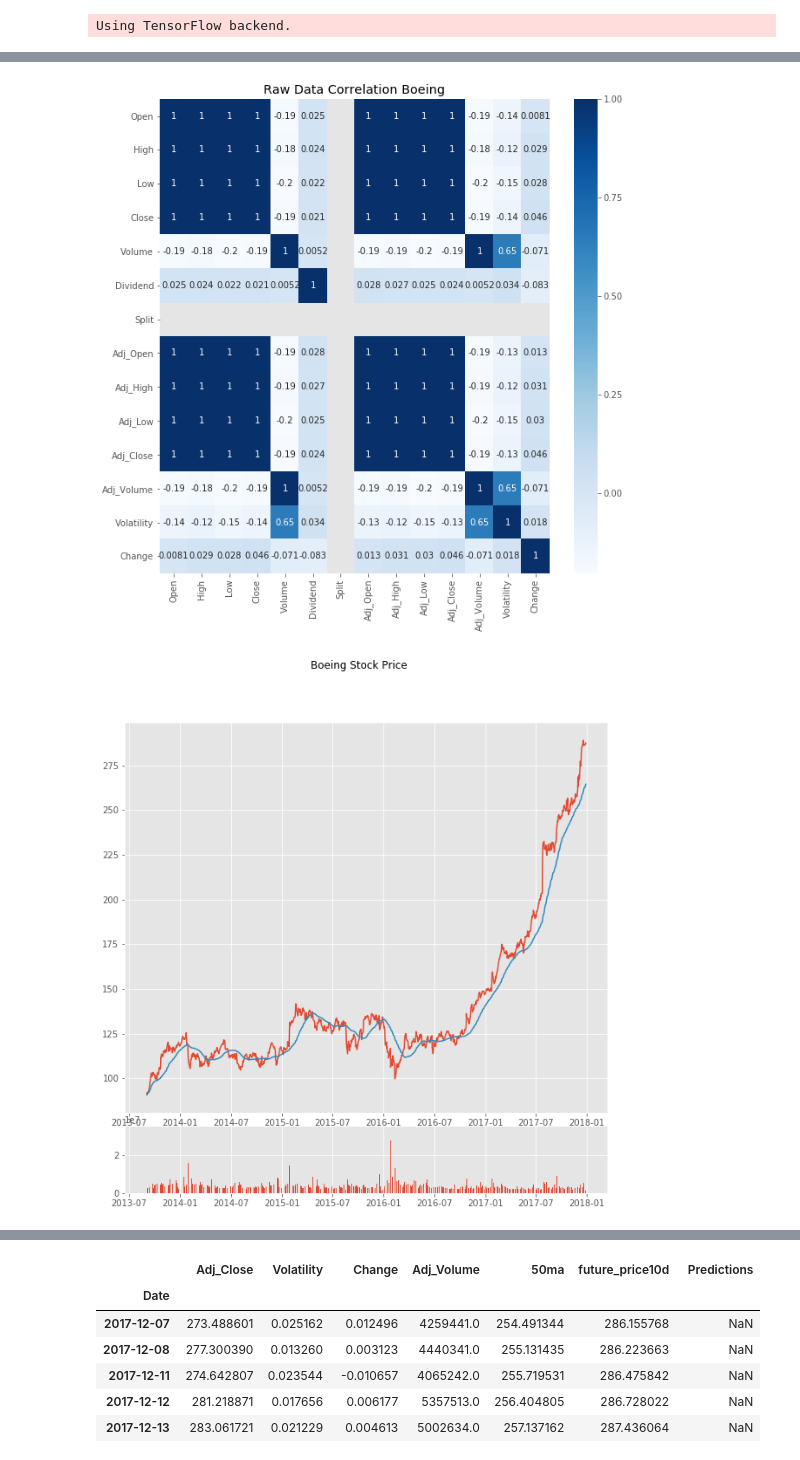
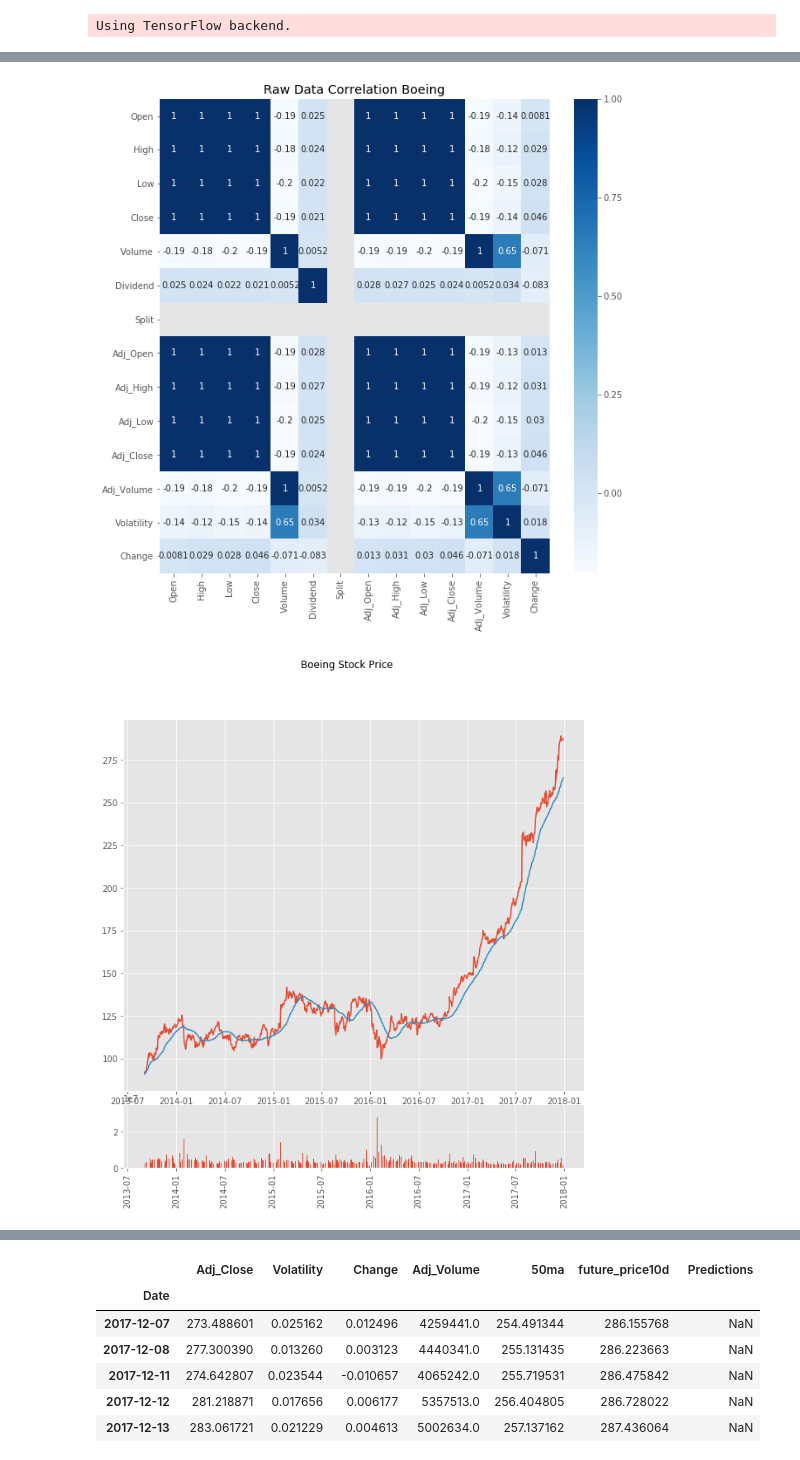
Before and after one commit to MartinMolestina/IH_finalproject, a Jupyter notebook: code/LinearRegression.ipynb, the cells around one changed output, grey strips where cells are left out. Cells and saved outputs as stored; diff of their text form; code cells hidden in the pictures.

```diff
--- a/code/LinearRegression.ipynb
+++ b/code/LinearRegression.ipynb
@@ -30,7 +30,6 @@ Using TensorFlow backend.
 # %%
 # GETS THE API KEY FROM .ENV FILE
 def get_key(d_key):
-
     load_dotenv('.env')
     key = os.environ.get(d_key)
     return key
@@ -38,7 +37,6 @@ def get_key(d_key):
 
 # GETS DATA FROM QUANDL / DEFAULT IS BOING DATA
 def quandl_get(code="EOD/BA", start_date="1970-01-01", end_date="2019-05-30"):
-
     return quandl.get(code, start_date=start_date, end_date=end_date)
 
 
@@ -142,6 +140,7 @@ def plot_stock(df, col, size=10, title='Stock'):
     fig.suptitle(title)
     ax1.plot(df.index, df['Adj_Close'])
     ax1.plot(df.index, df['50ma'])
+    plt.xticks(rotation=90)
     ax2.bar(df.index, df['Adj_Volume'])
     plt.show()
     fig.savefig('images/{}.png'.format(title))
@@ -172,34 +171,34 @@ if __name__ == "__main__":
 
     #Train model and predict Close Stock Prices BA
     score_boeing, reg_boeing = LR_train(boeing_clean)
     predictions_boeing, boeing_predicted = LR_predict(boeing_clean, reg_boeing, days_predict)
     plot_predictions(boeing_predicted,['future_price10d', 'Predictions'] , 10, 'Boeing Stock Predictions')
 
     #Request YahooFinance library for GOOGLE's historic data
-    apple = yahoo_get('AAPL', '2015-01-01', '2019-05-30')
+    #apple = yahoo_get('AAPL', '2015-01-01', '2019-05-30')
     plot_corr(apple, 10, 'Raw Data Correlation Apple')
     apple_clean = feature_eng_yahoo(apple)
     plot_stock(apple_clean, 'Adj_Close',10,'Apple Stock Price')
     plot_corr(apple_clean, 10,'Clean Data Correlation Apple')
 
     #Train model and predict Close Stock Prices AAPL
     score_apple, reg_apple = LR_train(apple_clean)
     predictions_apple, apple_predicted = LR_predict(apple_clean, reg_apple, days_predict)
     plot_predictions(apple_predicted,['future_price10d', 'Predictions'] , 10, 'Apple Stock Predictions')
 # %% [output]
 A value is trying to be set on a copy of a slice from a DataFrame.
 Try using .loc[row_indexer,col_indexer] = value instead
 
 See the caveats in the documentation: http://pandas.pydata.org/pandas-docs/stable/indexing.html#indexing-view-versus-copy
 A value is trying to be set on a copy of a slice from a DataFrame
 
 See the caveats in the documentation: http://pandas.pydata.org/pandas-docs/stable/indexing.html#indexing-view-versus-copy
   downcast=downcast, **kwargs)
 A value is trying to be set on a copy of a slice from a DataFrame.
 Try using .loc[row_indexer,col_indexer] = value instead
 
 See the caveats in the documentation: http://pandas.pydata.org/pandas-docs/stable/indexing.html#indexing-view-versus-copy
 [figure]
-[figure, old version]
+[figure, new version]
 ----- * SCORE * -----
 
```
Also changed, not shown: parts of 1 cell of this notebook, 5 other files.
